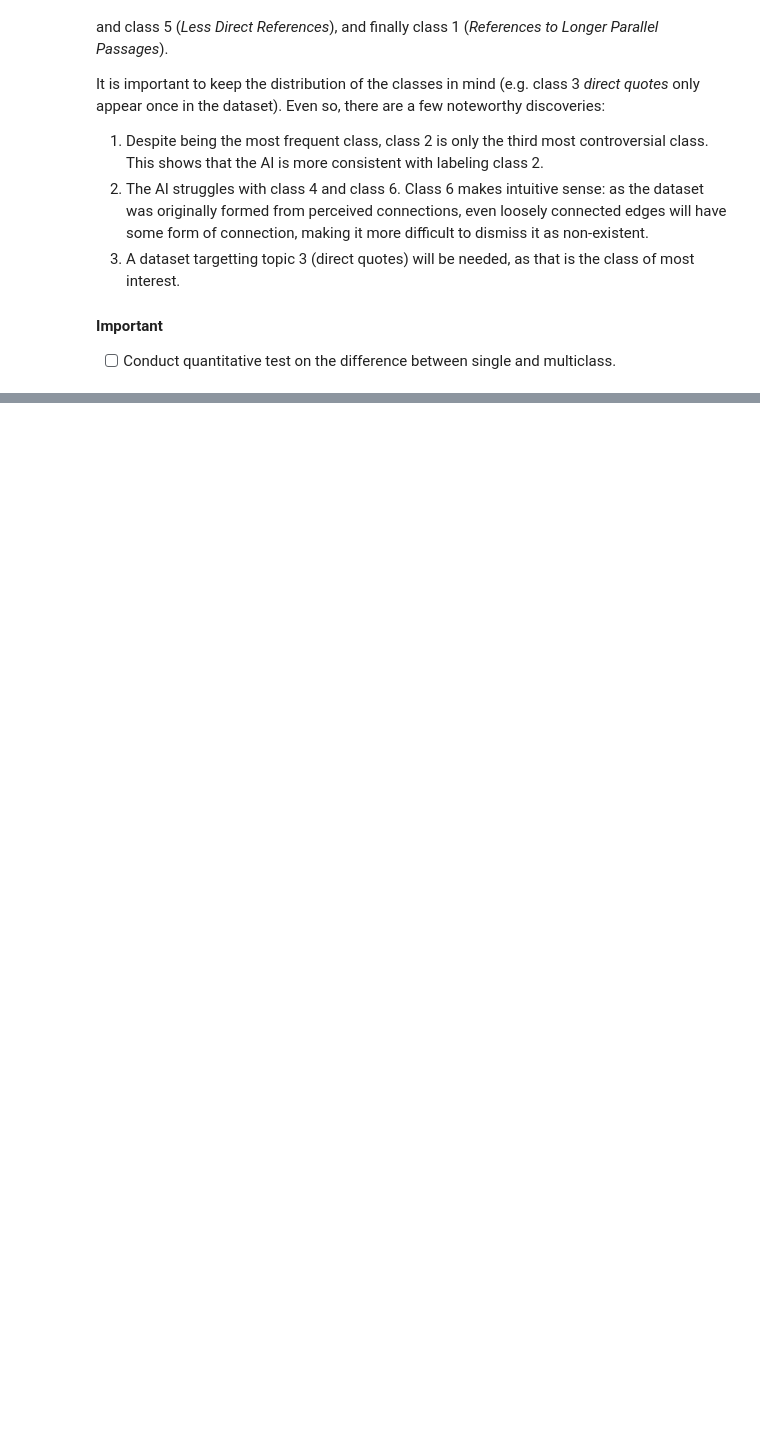
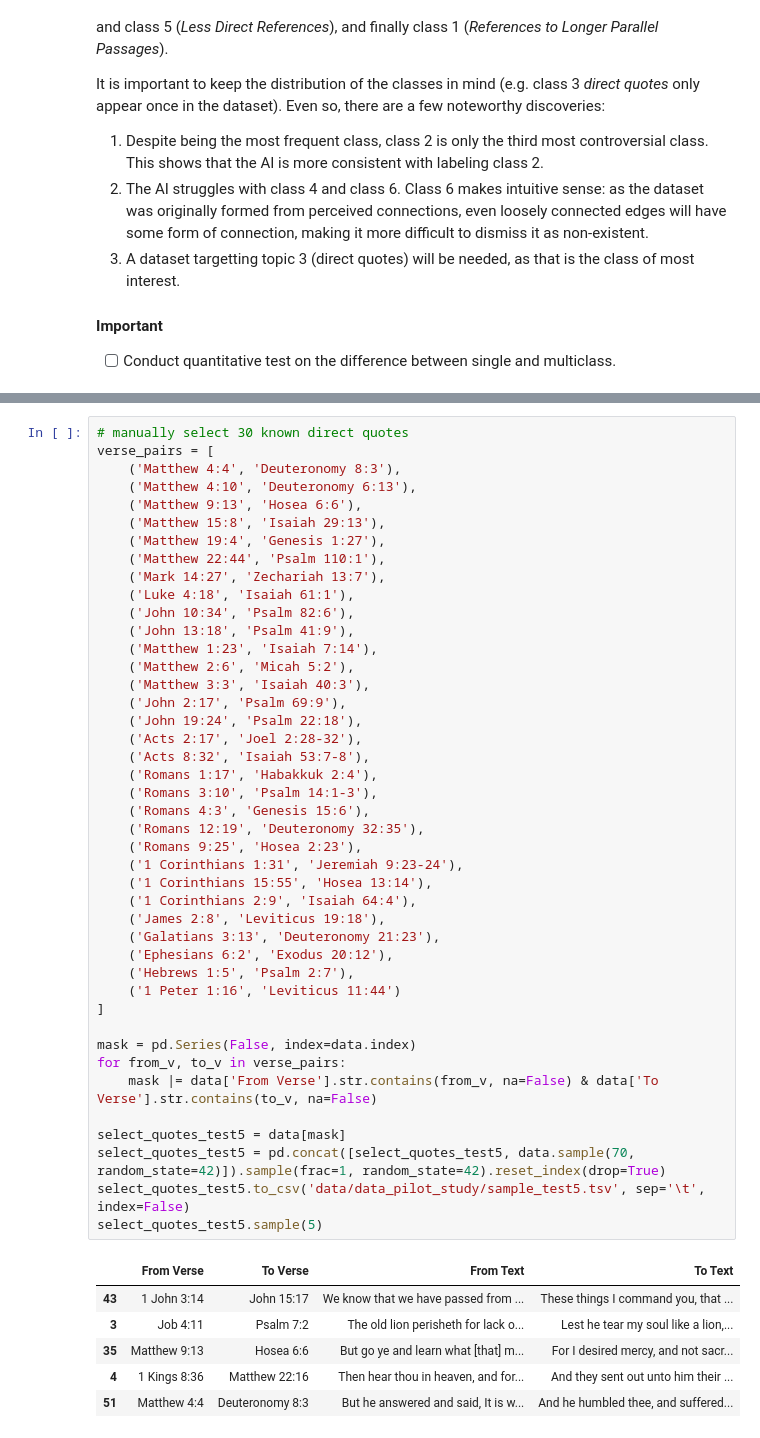
Before and after one commit to jayueki/bible_coreference, a Jupyter notebook: llm_pilot_test_2.ipynb, the cells around one changed output, grey strips where cells are left out. Drawn from its saved outputs; the diff is of its cells as text; blank space fills up the shorter version.

Commit message:
feat: reduce classes to 3, test direct-reference recall, and refine prompt

```diff
--- a/llm_pilot_test_2.ipynb
+++ b/llm_pilot_test_2.ipynb
@@ -370,0 +317,50 @@ From select_quotes_sample.tsv, classify the reference between the 'From Verse' a
+# %%
+# manually select 30 known direct quotes
+verse_pairs = [
+    ('Matthew 4:4', 'Deuteronomy 8:3'),
+    ('Matthew 4:10', 'Deuteronomy 6:13'),
+    ('Matthew 9:13', 'Hosea 6:6'),
+    ('Matthew 15:8', 'Isaiah 29:13'),
+    ('Matthew 19:4', 'Genesis 1:27'),
+    ('Matthew 22:44', 'Psalm 110:1'),
+    ('Mark 14:27', 'Zechariah 13:7'),
+    ('Luke 4:18', 'Isaiah 61:1'),
+    ('John 10:34', 'Psalm 82:6'),
+    ('John 13:18', 'Psalm 41:9'),
+    ('Matthew 1:23', 'Isaiah 7:14'),
+    ('Matthew 2:6', 'Micah 5:2'),
+    ('Matthew 3:3', 'Isaiah 40:3'),
+    ('John 2:17', 'Psalm 69:9'),
+    ('John 19:24', 'Psalm 22:18'),
+    ('Acts 2:17', 'Joel 2:28-32'),
+    ('Acts 8:32', 'Isaiah 53:7-8'),
+    ('Romans 1:17', 'Habakkuk 2:4'),
+    ('Romans 3:10', 'Psalm 14:1-3'),
+    ('Romans 4:3', 'Genesis 15:6'),
+    ('Romans 12:19', 'Deuteronomy 32:35'),
+    ('Romans 9:25', 'Hosea 2:23'),
+    ('1 Corinthians 1:31', 'Jeremiah 9:23-24'),
+    ('1 Corinthians 15:55', 'Hosea 13:14'),
+    ('1 Corinthians 2:9', 'Isaiah 64:4'),
+    ('James 2:8', 'Leviticus 19:18'),
+    ('Galatians 3:13', 'Deuteronomy 21:23'),
+    ('Ephesians 6:2', 'Exodus 20:12'),
+    ('Hebrews 1:5', 'Psalm 2:7'),
+    ('1 Peter 1:16', 'Leviticus 11:44')
+]
+
+mask = pd.Series(False, index=data.index)
+for from_v, to_v in verse_pairs:
+    mask |= data['From Verse'].str.contains(from_v, na=False) & data['To Verse'].str.contains(to_v, na=False)
+
+select_quotes_test5 = data[mask]
+select_quotes_test5 = pd.concat([select_quotes_test5, data.sample(70, random_state=42)]).sample(frac=1, random_state=42).reset_index(drop=True)
+select_quotes_test5.to_csv('data/data_pilot_study/sample_test5.tsv', sep='\t', index=False)
+select_quotes_test5.sample(5)
+# %% [output]
+|  | From Verse | To Verse | From Text | To Text |
+| 43 | 1 John 3:14 | John 15:17 | We know that we have passed from ... | These things I command you, that ... |
+| 3 | Job 4:11 | Psalm 7:2 | The old lion perisheth for lack o... | Lest he tear my soul like a lion,... |
+| 35 | Matthew 9:13 | Hosea 6:6 | But go ye and learn what [that] m... | For I desired mercy, and not sacr... |
+| 4 | 1 Kings 8:36 | Matthew 22:16 | Then hear thou in heaven, and for... | And they sent out unto him their ... |
+| 51 | Matthew 4:4 | Deuteronomy 8:3 | But he answered and said, It is w... | And he humbled thee, and suffered... |
```
Also changed, not shown: parts of 10 cells of this notebook.
